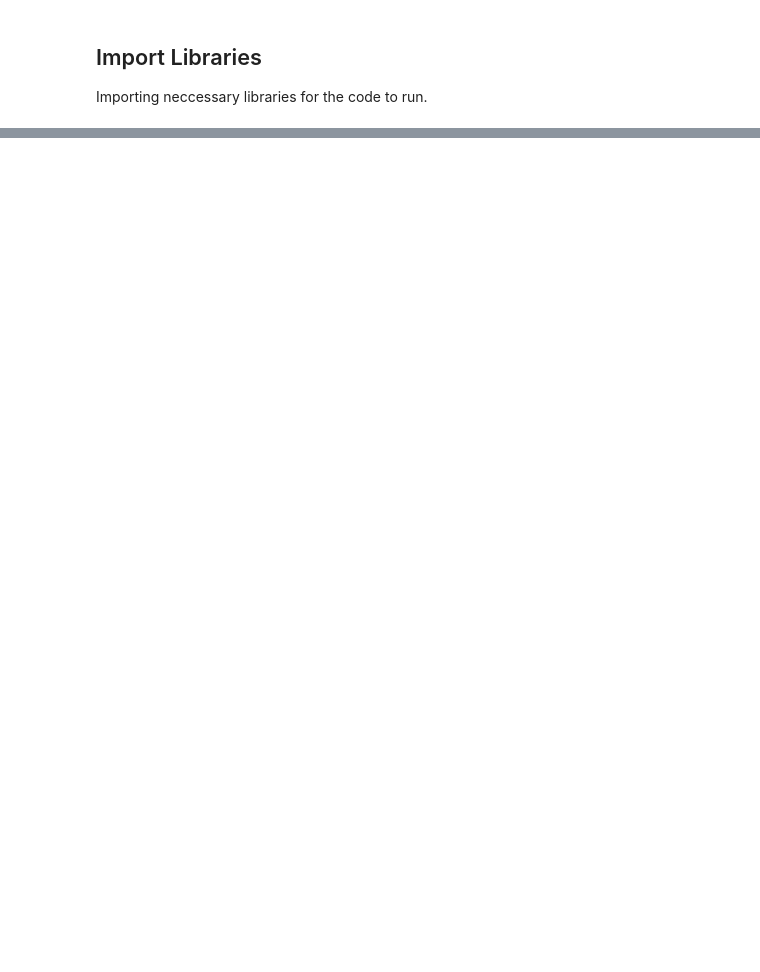
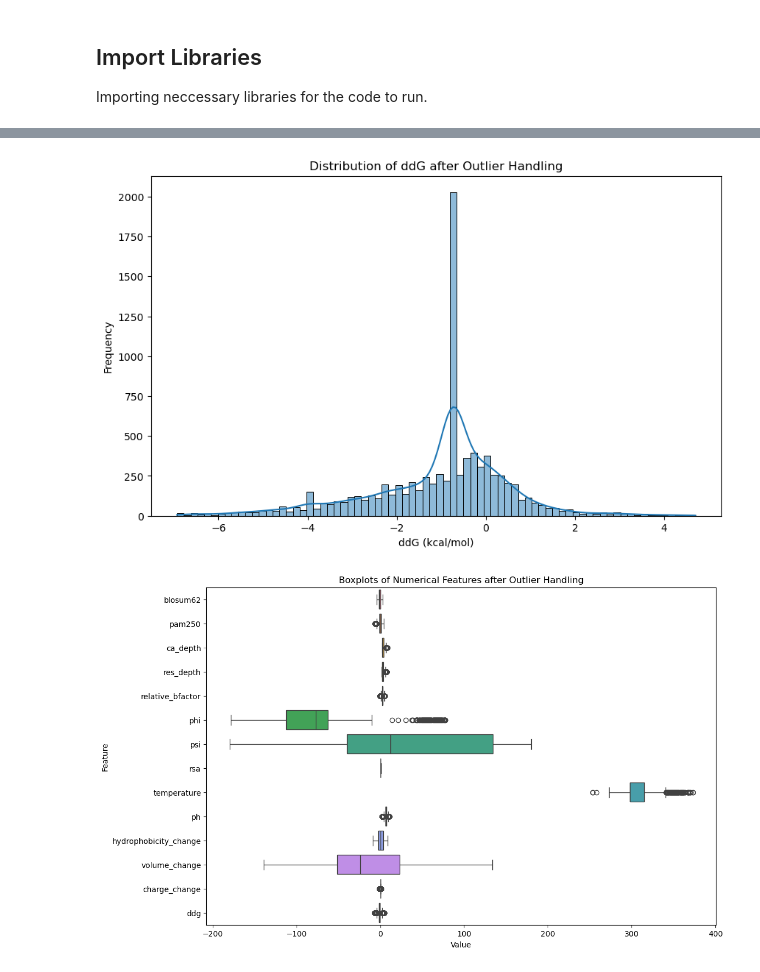
Before and after one commit to parthkhurana07/ProteinStabilityPredictor, a Jupyter notebook: stability_predictor.ipynb, the cells around one changed output, grey strips where cells are left out. Cells and saved outputs as stored; diff of their text form; code cells hidden in the pictures; blank space fills up the shorter version.

Commit message:
Improving data

```diff
--- a/stability_predictor.ipynb
+++ b/stability_predictor.ipynb
@@ -219,0 +315,23 @@ Dataset after feature engineering: 64 features
+# %%
+plt.figure(figsize=(10, 6))
+sns.histplot(df_encoded['ddg'], kde=True)
+plt.title('Distribution of ddG after Outlier Handling')
+plt.xlabel('ddG (kcal/mol)')
+plt.ylabel('Frequency')
+plt.show()
+
+plt.figure(figsize=(12, 8))
+sns.boxplot(data=df_encoded[numerical_cols_for_outlier_handling], orient="h")
+plt.title('Boxplots of Numerical Features after Outlier Handling')
+plt.xlabel('Value')
+plt.ylabel('Feature')
+plt.show()
+
+correlation_matrix = df_encoded[numerical_cols_for_outlier_handling].corr()
+plt.figure(figsize=(12, 10))
+sns.heatmap(correlation_matrix, annot=True, cmap='coolwarm', fmt=".2f")
+plt.title('Correlation Matrix of Numerical Features after Outlier Handling')
+plt.show()
+# %% [output]
+[figure, added]
+[figure, added]
```
Also changed, not shown: parts of 19 cells of this notebook.
